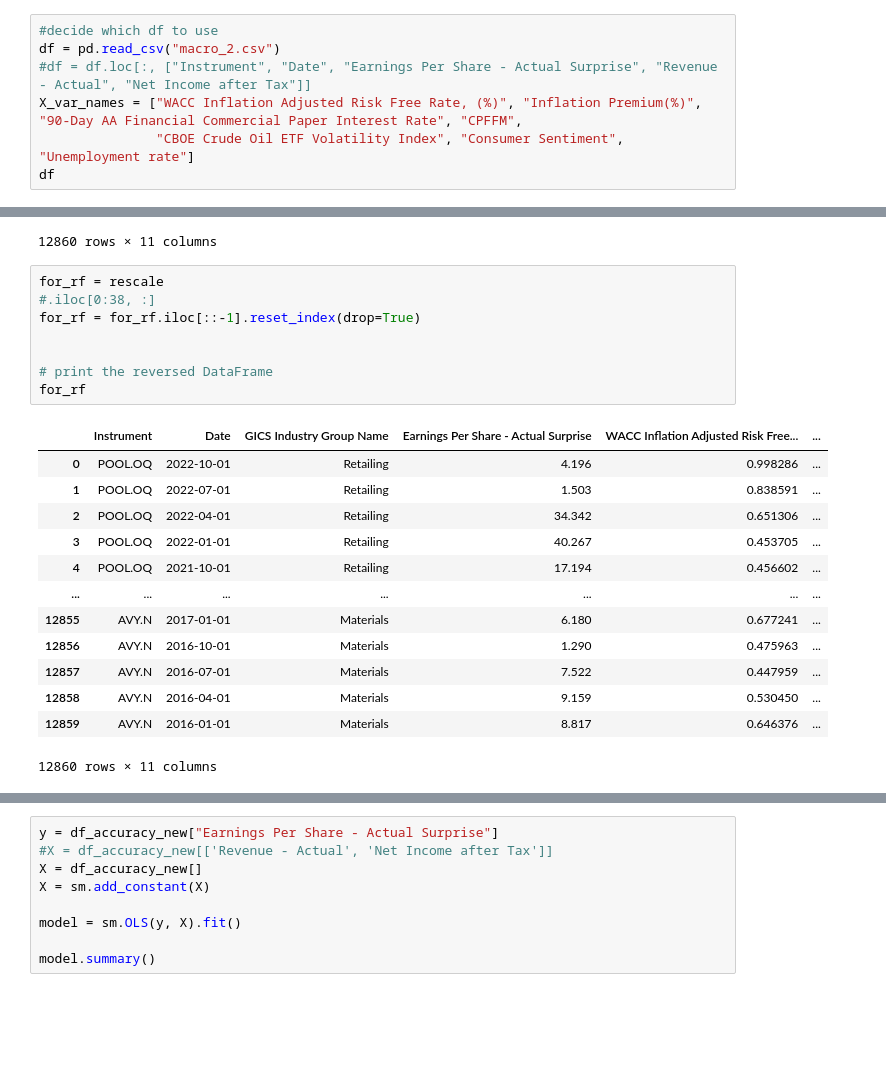
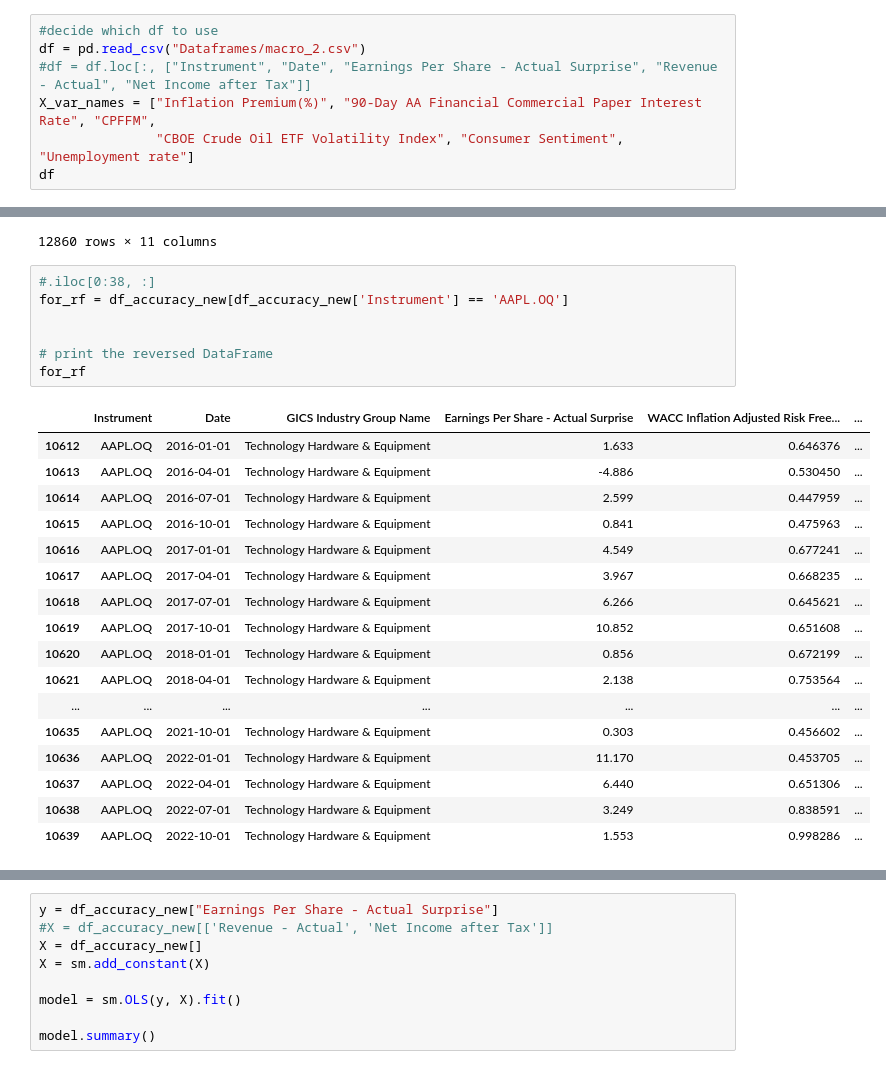
Before and after one commit to yummypugs/GSFM_AnalystForecasts, a Jupyter notebook: 3.2.1_MSG_RF_macro.ipynb, the cells around one changed output, grey strips where cells are left out. Cells and saved outputs as stored; diff of their text form; blank space fills up the shorter version.

```diff
--- a/3.2.1_MSG_RF_macro.ipynb
+++ b/3.2.1_MSG_RF_macro.ipynb
@@ -18,9 +18,9 @@ So probably we can first do a regular OLS and than compare it to the random effe
 Here is some intial code to run them:
 # %%
 #decide which df to use
-df = pd.read_csv("macro_2.csv")
+df = pd.read_csv("Dataframes/macro_2.csv")
 #df = df.loc[:, ["Instrument", "Date", "Earnings Per Share - Actual Surprise", "Revenue - Actual", "Net Income after Tax"]]
-X_var_names = ["WACC Inflation Adjusted Risk Free Rate, (%)", "Inflation Premium(%)", "90-Day AA Financial Commercial Paper Interest Rate", "CPFFM",
+X_var_names = ["Inflation Premium(%)", "90-Day AA Financial Commercial Paper Interest Rate", "CPFFM",
                "CBOE Crude Oil ETF Volatility Index", "Consumer Sentiment", "Unemployment rate"]
 df
 # %% [output]
@@ -95,27 +95,30 @@ rescale
 | 20119 | POOL.OQ | 2022-10-01 | Retailing | 4.196 | 0.998286 | ... |
 12860 rows × 11 columns
 # %%
-for_rf = rescale
 #.iloc[0:38, :]
-for_rf = for_rf.iloc[::-1].reset_index(drop=True)
+for_rf = df_accuracy_new[df_accuracy_new['Instrument'] == 'AAPL.OQ']
 
 
 # print the reversed DataFrame
 for_rf
 # %% [output]
 |  | Instrument | Date | GICS Industry Group Name | Earnings Per Share - Actual Surprise | WACC Inflation Adjusted Risk Free... | ... |
-| 0 | POOL.OQ | 2022-10-01 | Retailing | 4.196 | 0.998286 | ... |
-| 1 | POOL.OQ | 2022-07-01 | Retailing | 1.503 | 0.838591 | ... |
-| 2 | POOL.OQ | 2022-04-01 | Retailing | 34.342 | 0.651306 | ... |
-| 3 | POOL.OQ | 2022-01-01 | Retailing | 40.267 | 0.453705 | ... |
-| 4 | POOL.OQ | 2021-10-01 | Retailing | 17.194 | 0.456602 | ... |
+| 10612 | AAPL.OQ | 2016-01-01 | Technology Hardware & Equipment | 1.633 | 0.646376 | ... |
+| 10613 | AAPL.OQ | 2016-04-01 | Technology Hardware & Equipment | -4.886 | 0.530450 | ... |
+| 10614 | AAPL.OQ | 2016-07-01 | Technology Hardware & Equipment | 2.599 | 0.447959 | ... |
+| 10615 | AAPL.OQ | 2016-10-01 | Technology Hardware & Equipment | 0.841 | 0.475963 | ... |
+| 10616 | AAPL.OQ | 2017-01-01 | Technology Hardware & Equipment | 4.549 | 0.677241 | ... |
+| 10617 | AAPL.OQ | 2017-04-01 | Technology Hardware & Equipment | 3.967 | 0.668235 | ... |
+| 10618 | AAPL.OQ | 2017-07-01 | Technology Hardware & Equipment | 6.266 | 0.645621 | ... |
+| 10619 | AAPL.OQ | 2017-10-01 | Technology Hardware & Equipment | 10.852 | 0.651608 | ... |
+| 10620 | AAPL.OQ | 2018-01-01 | Technology Hardware & Equipment | 0.856 | 0.672199 | ... |
+| 10621 | AAPL.OQ | 2018-04-01 | Technology Hardware & Equipment | 2.138 | 0.753564 | ... |
 | ... | ... | ... | ... | ... | ... | ... |
-| 12855 | AVY.N | 2017-01-01 | Materials | 6.180 | 0.677241 | ... |
-| 12856 | AVY.N | 2016-10-01 | Materials | 1.290 | 0.475963 | ... |
-| 12857 | AVY.N | 2016-07-01 | Materials | 7.522 | 0.447959 | ... |
-| 12858 | AVY.N | 2016-04-01 | Materials | 9.159 | 0.530450 | ... |
-| 12859 | AVY.N | 2016-01-01 | Materials | 8.817 | 0.646376 | ... |
+| 10635 | AAPL.OQ | 2021-10-01 | Technology Hardware & Equipment | 0.303 | 0.456602 | ... |
+| 10636 | AAPL.OQ | 2022-01-01 | Technology Hardware & Equipment | 11.170 | 0.453705 | ... |
+| 10637 | AAPL.OQ | 2022-04-01 | Technology Hardware & Equipment | 6.440 | 0.651306 | ... |
+| 10638 | AAPL.OQ | 2022-07-01 | Technology Hardware & Equipment | 3.249 | 0.838591 | ... |
+| 10639 | AAPL.OQ | 2022-10-01 | Technology Hardware & Equipment | 1.553 | 0.998286 | ... |
-12860 rows × 11 columns
 # %%
 corr_matrix = for_rf.corr()
 
```
Also changed, not shown: parts of 3 cells of this notebook, 10 other files.
